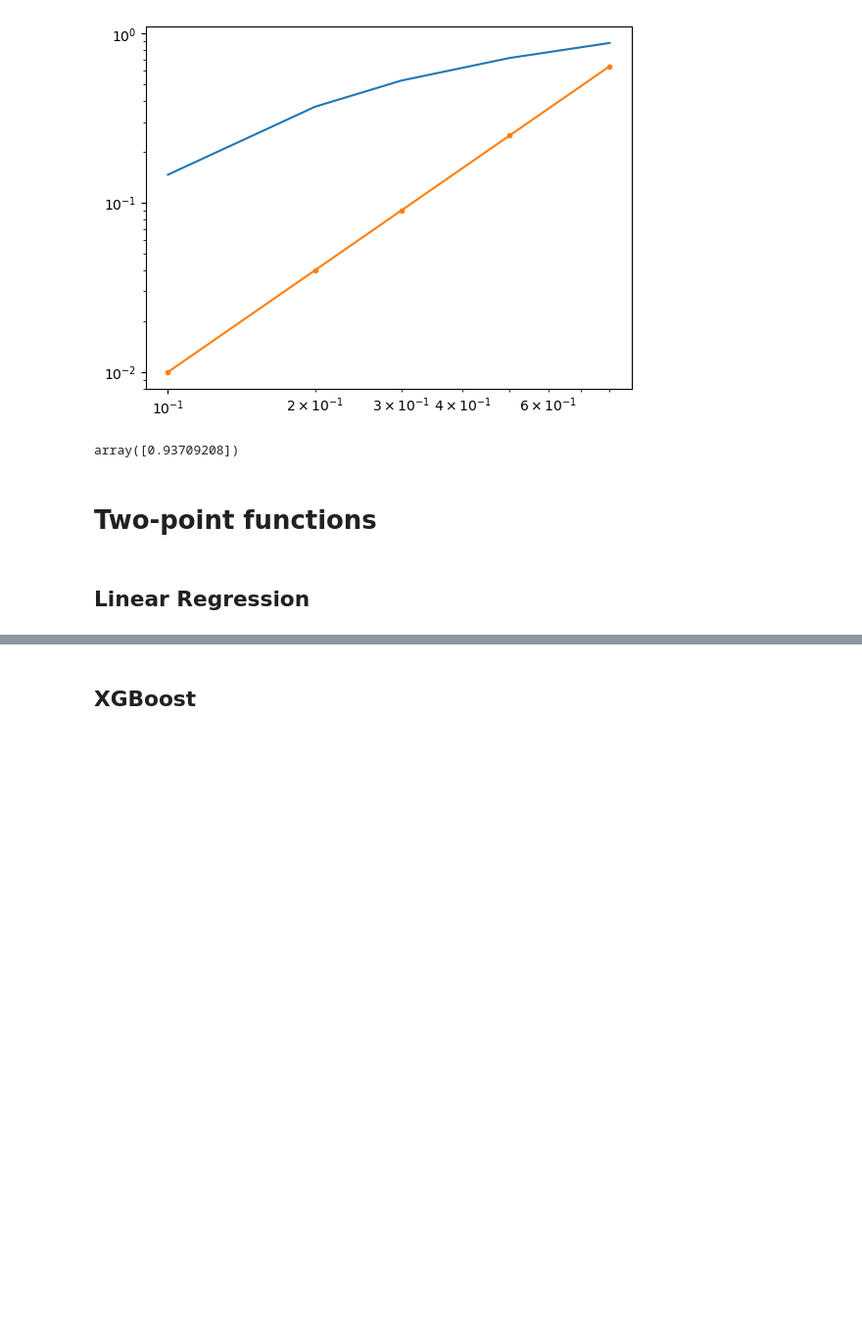
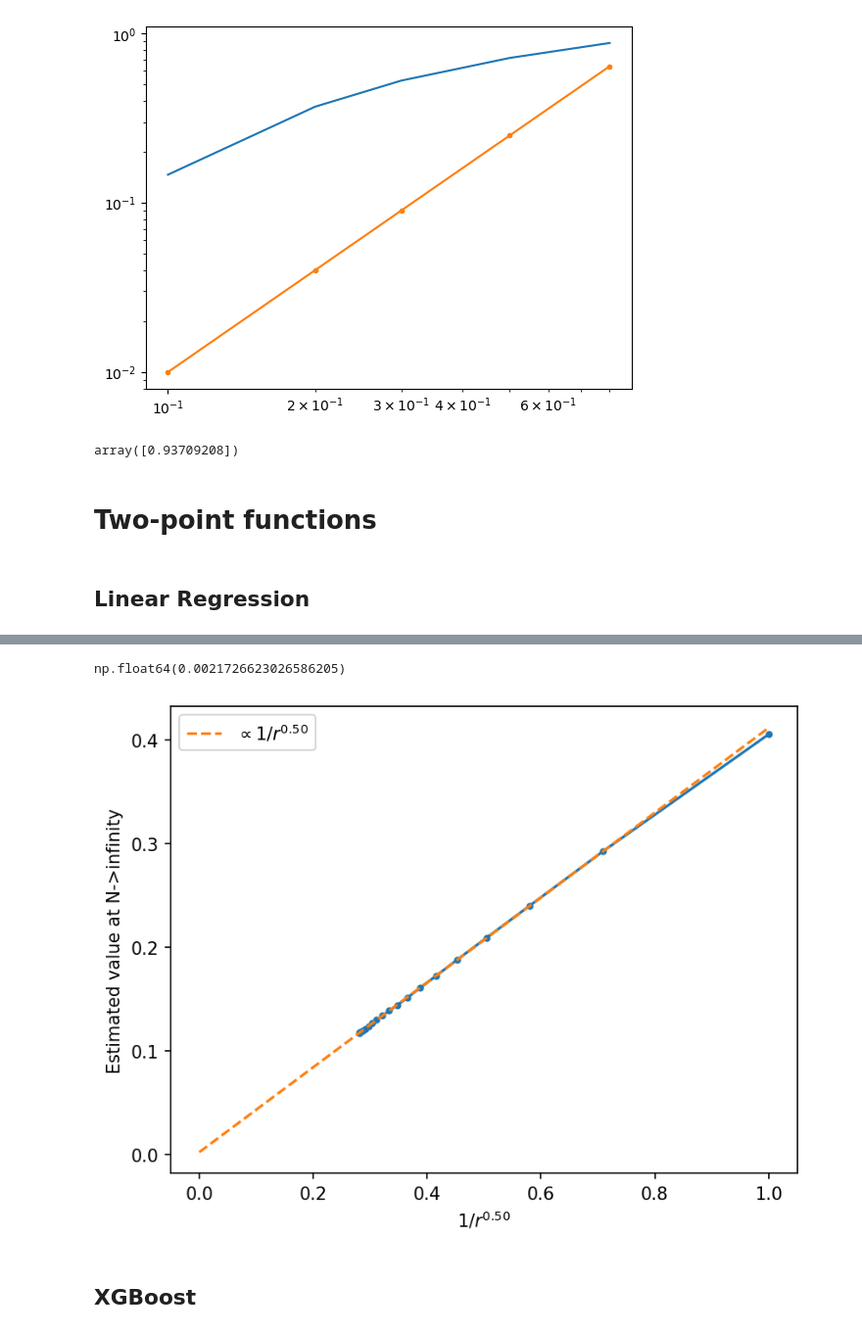
Before and after one commit to YueLiu01/MPSToolBox, a Jupyter notebook: snapshot_measurements_nonNN.ipynb, the cells around one changed output, grey strips where cells are left out. Shown at 98% size. Drawn from its saved outputs; the diff is of its cells as text; code cells hidden in the pictures; blank space fills up the shorter version.

```diff
--- a/snapshot_measurements_nonNN.ipynb
+++ b/snapshot_measurements_nonNN.ipynb
@@ -1239,3 +1266,18 @@ array([ 1.,  1., -1.,  1.,  1.,  1.,  1.,  1.,  1.,  1.])
+# %%
+p = 0.5
+plt.plot(1/r_chord**p, Estimated_value_list, '.-')
+poly = np.poly1d(np.polyfit(1/r_chord[1:]**p, Estimated_value_list[1:], 1))
+x_fit = np.linspace(0, max(1/r_chord**p), 100)
+y_fit = poly(x_fit)
+plt.plot(x_fit, y_fit, '--', label=r'$\propto 1/r^{%.2f}$' % p)
+plt.xlabel(r'$1/r^{%.2f}$' % p)
+plt.ylabel('Estimated value at N->infinity')
+plt.legend()
+
+poly.coefficients[1]
+# %% [output]
+np.float64(0.0021726623026586205)
+[figure, added]
 # %% [markdown]
 ## XGBoost
 # %%
```
Also changed, not shown: parts of 11 cells of this notebook.
